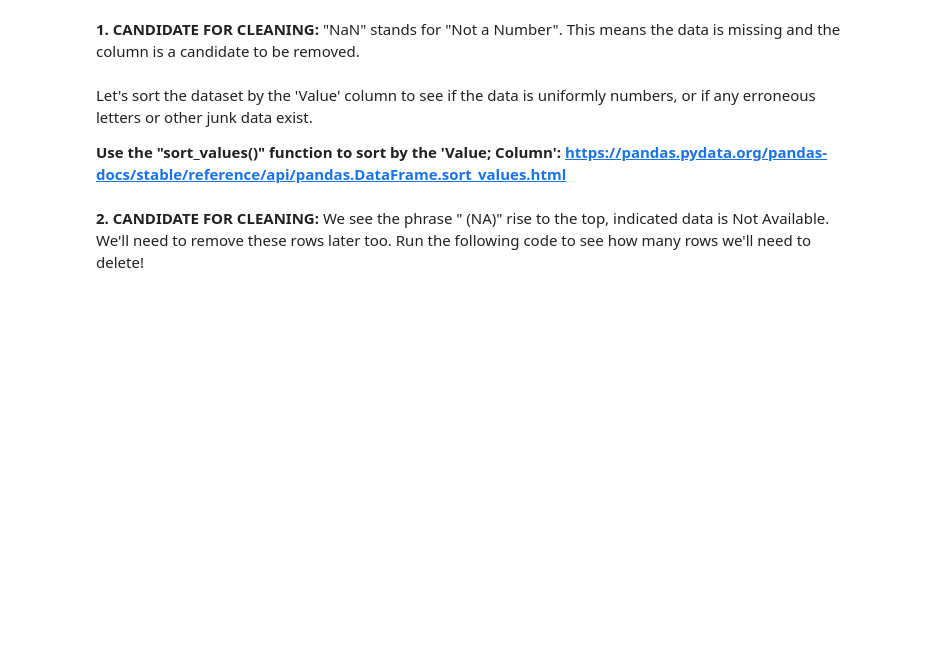
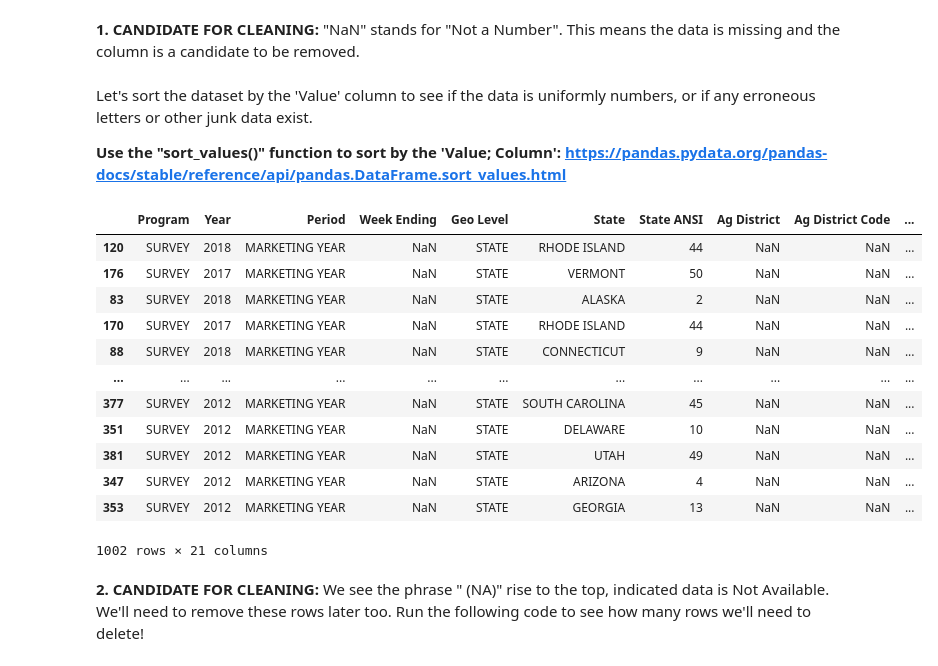
Before and after one commit to uelpalmer12/Uel-ASM591-Labs, a Jupyter notebook: Lab2/lab2/lab2-UelPalmer.ipynb, the cells around one changed output. Cells and saved outputs as stored; diff of their text form; code cells hidden in the pictures; blank space fills up the shorter version.

```diff
--- a/Lab2/lab2/lab2-UelPalmer.ipynb
+++ b/Lab2/lab2/lab2-UelPalmer.ipynb
@@ -125,7 +143,22 @@ Let's sort the dataset by the 'Value' column to see if the data is uniformly num
 # %%
 #Sort by 'Value'
 
 #Enter code here...
+dirty_CORN.sort_values('Value')
+# %% [output]
+|  | Program | Year | Period | Week Ending | Geo Level | State | State ANSI | Ag District | Ag District Code | ... |
+| 120 | SURVEY | 2018 | MARKETING YEAR | NaN | STATE | RHODE ISLAND | 44 | NaN | NaN | ... |
+| 176 | SURVEY | 2017 | MARKETING YEAR | NaN | STATE | VERMONT | 50 | NaN | NaN | ... |
+| 83 | SURVEY | 2018 | MARKETING YEAR | NaN | STATE | ALASKA | 2 | NaN | NaN | ... |
+| 170 | SURVEY | 2017 | MARKETING YEAR | NaN | STATE | RHODE ISLAND | 44 | NaN | NaN | ... |
+| 88 | SURVEY | 2018 | MARKETING YEAR | NaN | STATE | CONNECTICUT | 9 | NaN | NaN | ... |
+| ... | ... | ... | ... | ... | ... | ... | ... | ... | ... | ... |
+| 377 | SURVEY | 2012 | MARKETING YEAR | NaN | STATE | SOUTH CAROLINA | 45 | NaN | NaN | ... |
+| 351 | SURVEY | 2012 | MARKETING YEAR | NaN | STATE | DELAWARE | 10 | NaN | NaN | ... |
+| 381 | SURVEY | 2012 | MARKETING YEAR | NaN | STATE | UTAH | 49 | NaN | NaN | ... |
+| 347 | SURVEY | 2012 | MARKETING YEAR | NaN | STATE | ARIZONA | 4 | NaN | NaN | ... |
+| 353 | SURVEY | 2012 | MARKETING YEAR | NaN | STATE | GEORGIA | 13 | NaN | NaN | ... |
+1002 rows × 21 columns
 # %% [markdown]
 **2. CANDIDATE FOR CLEANING:** We see the phrase " (NA)" rise to the top, indicated data is Not Available. We'll need to remove these rows later too. Run the following code to see how many rows we'll need to delete!
 # %%
```
Also changed, not shown: parts of 4 cells of this notebook.
